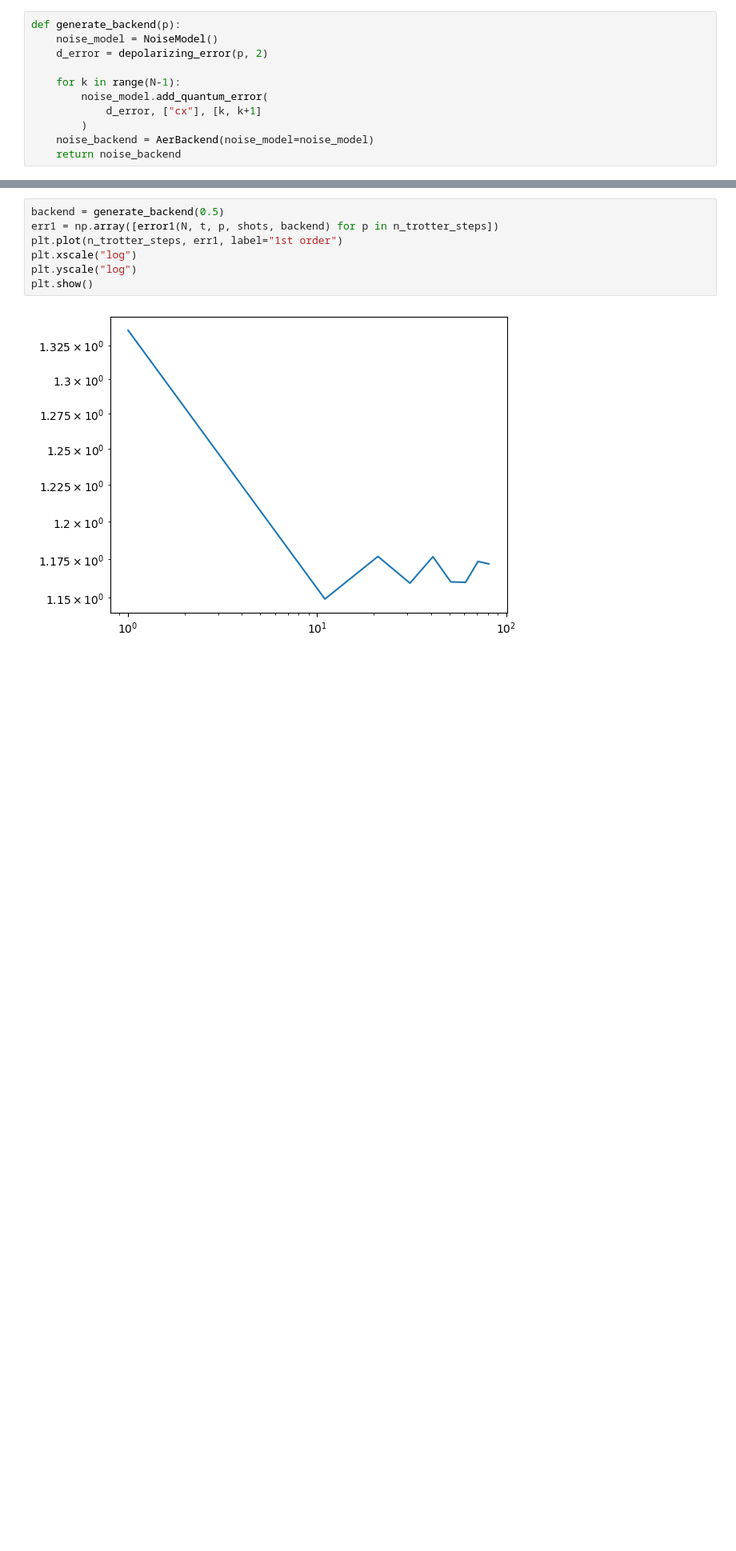
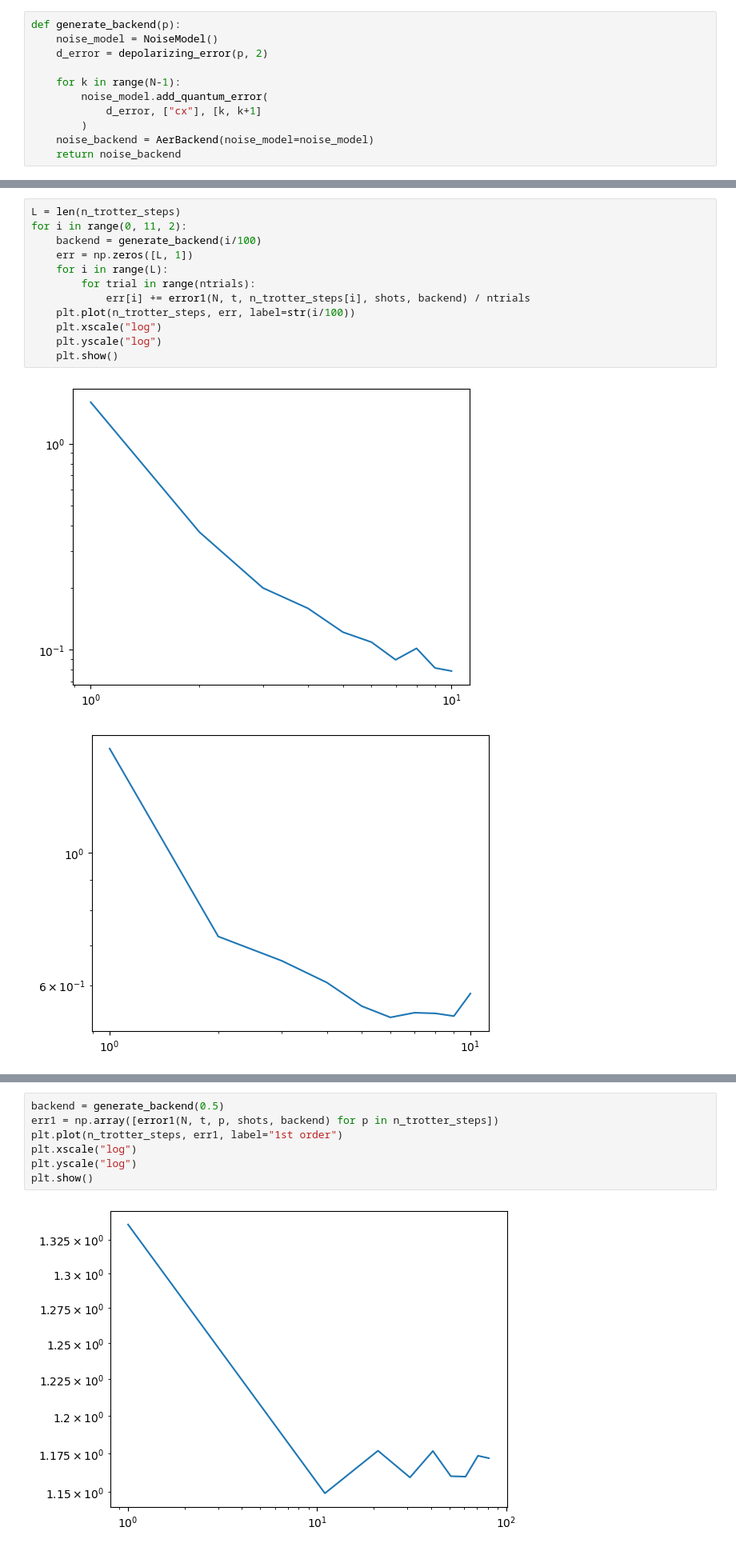
Before and after one commit to Rohan-T144/2025-Quantinuum, a Jupyter notebook: notebooks/hamiltonian_simulation.ipynb, the cells around one changed output, grey strips where cells are left out. Shown at 80% size. Saved outputs shown, nothing was run; the diff lists cells and outputs as text; blank space fills up the shorter version.

```diff
--- a/notebooks/hamiltonian_simulation.ipynb
+++ b/notebooks/hamiltonian_simulation.ipynb
@@ -856,0 +907,15 @@ def generate_backend(p):
+# %%
+L = len(n_trotter_steps)
+for i in range(0, 11, 2):
+    backend = generate_backend(i/100)
+    err = np.zeros([L, 1])
+    for i in range(L):
+        for trial in range(ntrials):
+            err[i] += error1(N, t, n_trotter_steps[i], shots, backend) / ntrials
+    plt.plot(n_trotter_steps, err, label=str(i/100))
+    plt.xscale("log")
+    plt.yscale("log")
+    plt.show()
+# %% [output]
+[figure, added]
+[figure, added]
```
Also changed, not shown: parts of 14 cells of this notebook, 15 other files.
